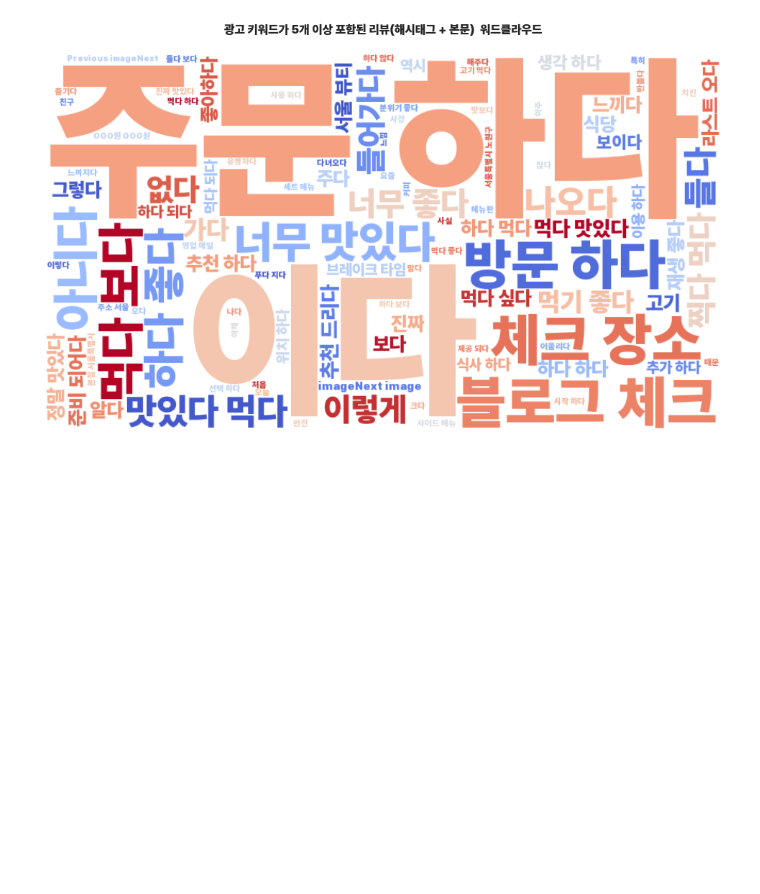
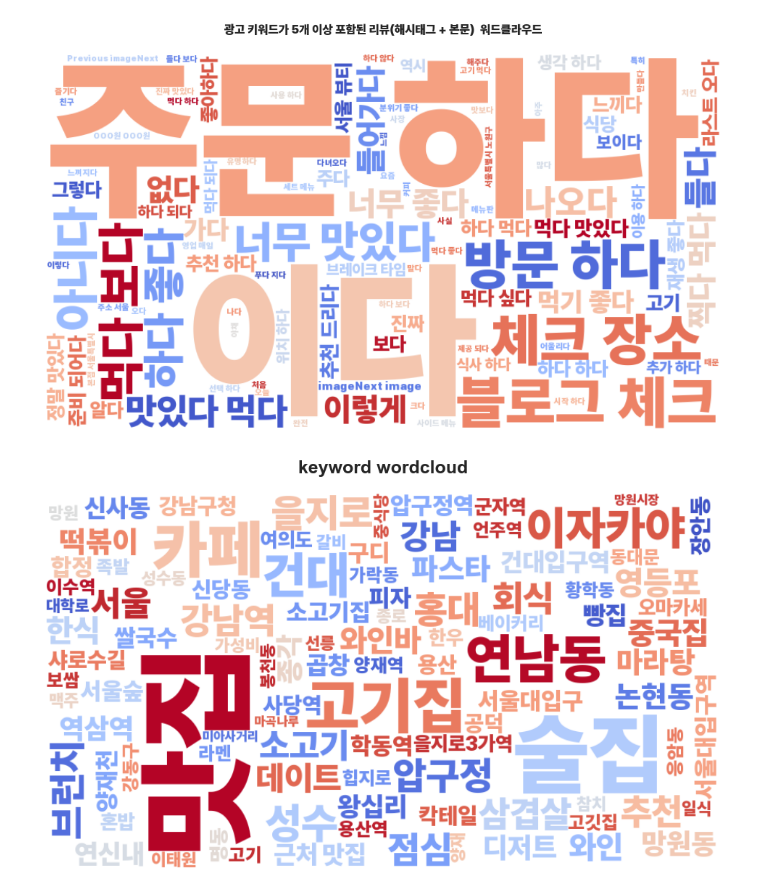
Before and after one commit to Jieun-Song/Hadoop-Classification, a Jupyter notebook: Processing/analysis.ipynb, the cells around one changed output. Saved outputs shown, nothing was run; the diff lists cells and outputs as text; code cells hidden in the pictures; blank space fills up the shorter version.

Commit message:
refactor: add keyword wordcloud

```diff
--- a/Processing/analysis.ipynb
+++ b/Processing/analysis.ipynb
@@ -320,3 +320,43 @@ for condition, title in conditions:
 [figure]
 [figure]
 [figure]
+# %%
+import pandas as pd
+from wordcloud import WordCloud
+import matplotlib.pyplot as plt
+
+# CSV 파일 경로
+csv_file_path = '/Users/junho/Hadoop-Classification/data/crawling/ad-keyword/ad_keyword_merged.csv'
+
+# 데이터 로드
+data = pd.read_csv(csv_file_path)
+
+# 'keyword' 컬럼에서 워드클라우드 생성
+def generate_wordcloud_from_keywords(data, title):
+    # 키워드 데이터를 모두 공백으로 연결
+    all_keywords = " ".join(data['Keyword'].dropna())
+
+    # 워드클라우드 생성
+    wordcloud = WordCloud(
+        font_path=font_path,  # 한글 폰트 경로
+        width=900,
+        height=500,
+        background_color='white',
+        colormap='coolwarm',
+        max_words=100,
+        contour_width=2,
+        contour_color='steelblue'
+    ).generate(all_keywords)
+
+    # 워드클라우드 시각화
+    plt.figure(figsize=(12, 6))
+    plt.imshow(wordcloud, interpolation='bilinear')
+    plt.axis('off')  # 축 제거
+    plt.title(title, fontsize=18, fontweight='bold', pad=20)
+    plt.tight_layout()
+    plt.show()
+
+# 워드클라우드 생성
+generate_wordcloud_from_keywords(data, 'keyword wordcloud')
+# %% [output]
+[figure, added]
```
